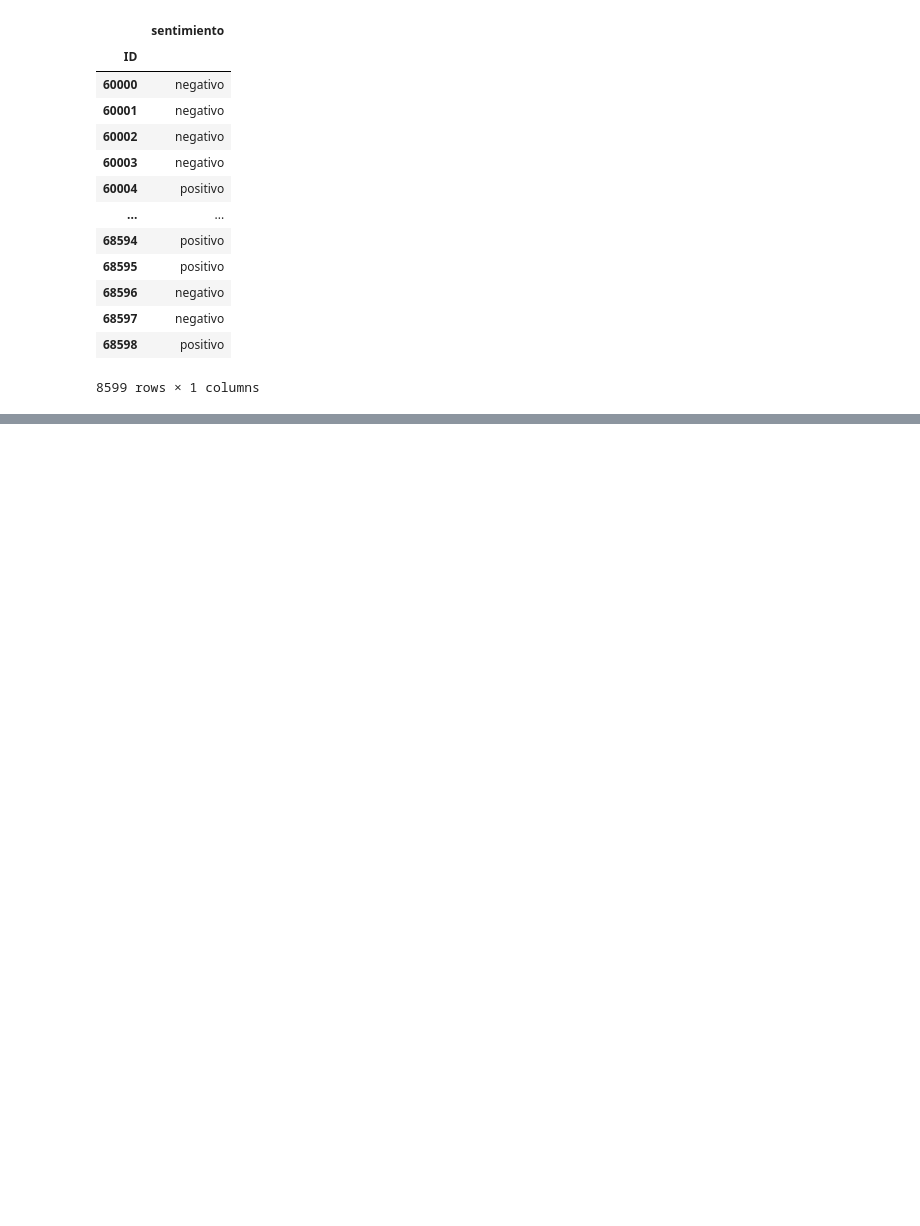
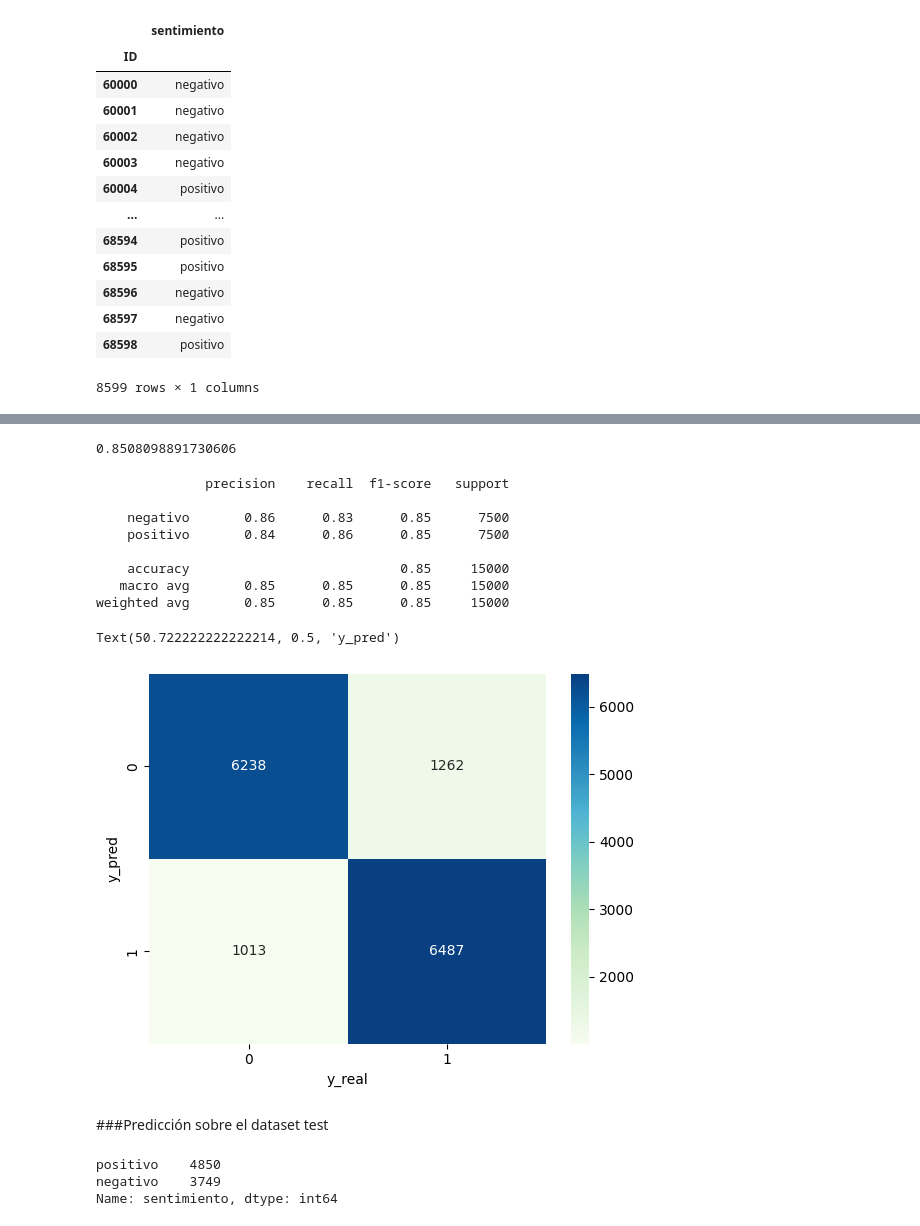
Before and after one commit to juanignaciogiacobbe/7506R-2C2023-GRUPO15, a Jupyter notebook: 7506R_TP2_GRUPO15_ENTREGA.ipynb, the cells around one changed output, grey strips where cells are left out. Drawn from its saved outputs; the diff is of its cells as text; code cells hidden in the pictures; blank space fills up the shorter version.

```diff
--- a/7506R_TP2_GRUPO15_ENTREGA.ipynb
+++ b/7506R_TP2_GRUPO15_ENTREGA.ipynb
@@ -1257,0 +1165,16 @@ ds_resultados.to_csv("predicciones_rf5.csv", index = False)
+# %%
+modelo = Pipeline(steps=[
+    ('tfidfvectorizer', TfidfVectorizer()),
+    ('xgboost_model', XGBClassifier(n_estimators=random_search.best_params_['xgboost_model__n_estimators'],
+                                    max_depth=random_search.best_params_['xgboost_model__max_depth'],
+                                    colsample_bytree=random_search.best_params_['xgboost_model__colsample_bytree'],
+                                    learning_rate=random_search.best_params_['xgboost_model__learning_rate'],
+                                    gamma=random_search.best_params_['xgboost_model__gamma'],
+                                    reg_alpha=random_search.best_params_['xgboost_model__reg_alpha'],
+                                    reg_lambda=random_search.best_params_['xgboost_model__reg_lambda'],
+                                    subsample=random_search.best_params_['xgboost_model__subsample'],
+                                    )),
+])
+
+# Transform x_train.review_es using TfidfVectorizer and fit the model
+modelo.fit(x_train.review_es, y_train_encoded)
@@ -1257,0 +1199,49 @@ ds_resultados.to_csv("predicciones_rf5.csv", index = False)
+# %%
+y_pred=modelo.predict(x_test.review_es)
+
+# Convert integer predictions back to original labels
+y_pred_original = le.inverse_transform(y_pred)
+
+#Accuracy test
+f1_score(y_test, y_pred_original, pos_label='positivo')
+# %% [output]
+0.8508098891730606
+# %%
+y_pred = modelo.predict(x_test.review_es)
+
+#performance
+print(classification_report(y_test, y_pred_original))
+
+#Creamos la matriz de confusión
+tabla=confusion_matrix(y_test, y_pred_original)
+
+#Grafico la matriz de confusión
+sns.heatmap(tabla, cmap='GnBu', annot=True, fmt='g')
+plt.xlabel('y_real')
+plt.ylabel('y_pred')
+# %% [output]
+              precision    recall  f1-score   support
+
+    negativo       0.86      0.83      0.85      7500
+    positivo       0.84      0.86      0.85      7500
+
+    accuracy                           0.85     15000
+   macro avg       0.85      0.85      0.85     15000
+weighted avg       0.85      0.85      0.85     15000
+Text(50.722222222222214, 0.5, 'y_pred')
+[figure, added]
+# %% [markdown]
+###Predicción sobre el dataset test
+# %%
+predict = modelo.predict(ds_cine_test.review_es)
+
+# Convert numeric labels to string labels
+predicted_labels = le.inverse_transform(predict)
+
+ds_resultados = pd.DataFrame(zip(ds_cine_test["ID"], predicted_labels),columns = ['ID','sentimiento'])
+
+ds_resultados['sentimiento'].value_counts()
+# %% [output]
+positivo    4850
+negativo    3749
+Name: sentimiento, dtype: int64
```
Also changed, not shown: parts of 123 cells of this notebook.
